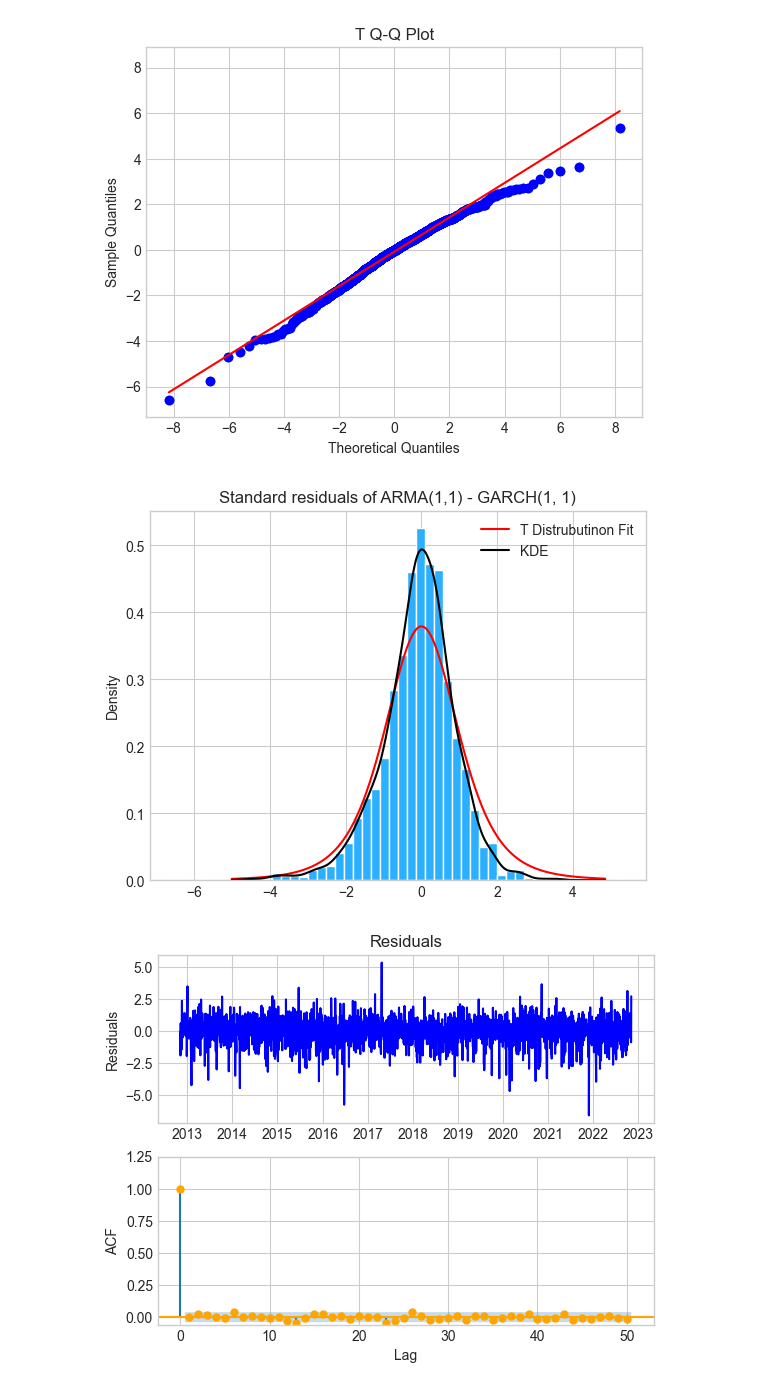
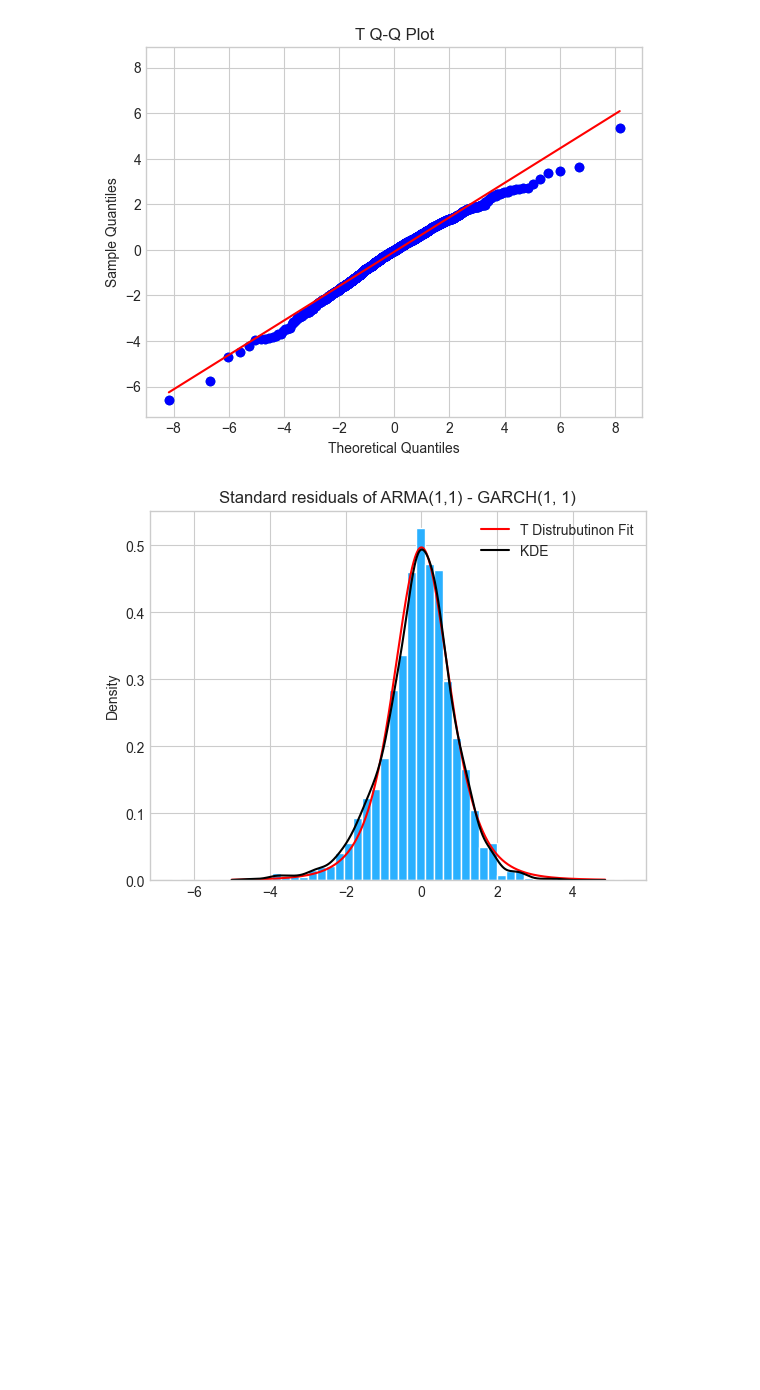
Before and after one commit to georgec123/qrm, a Jupyter notebook: src/q1.ipynb, the cells around one changed output. Drawn from its saved outputs; the diff is of its cells as text; code cells hidden in the pictures; blank space fills up the shorter version.

Commit message:
fix t dist var

```diff
--- a/src/q1.ipynb
+++ b/src/q1.ipynb
@@ -307,26 +312,22 @@ plt.savefig('./plots/q1/Q1E4.png')
 [figure]
 [figure]
 # %%
+dof = sol_loglikelihood.x[6]
+dist=t(df=dof, loc=0, scale= np.sqrt((dof-2)/dof))
 
-dist=t(df=sol_loglikelihood.x[6])
 
 x = np.linspace(std_residuals.mean() - 5*std_residuals.std(), std_residuals.mean() + 5*std_residuals.std(), 1001)
 kde = ss.gaussian_kde(std_residuals)
 t_dist = dist.pdf(x)
 
 
 plt.plot(x, t_dist, label= 'T Distrubutinon Fit', color='red');
 plt.plot(x, kde(x), label='KDE', color='k');
 plt.hist(std_residuals, bins=50, density=True,facecolor='#2ab0ff', edgecolor='white');
 plt.ylabel('Density')
 plt.title("Standard residuals of ARMA(1,1) - GARCH(1, 1)")
 
 plt.legend()
 plt.savefig('plots/q1/Q1E2.png'); plt.show()
-
-
-plot_acf_graphs(std_residuals, title='Residuals')
-plt.savefig('./plots/q1/Q1E5.png'); plt.show()
 # %% [output]
-[figure, old version]
+[figure, new version]
-[figure, removed]
```
Also changed, not shown: parts of 1 cell of this notebook, 1 other file.
